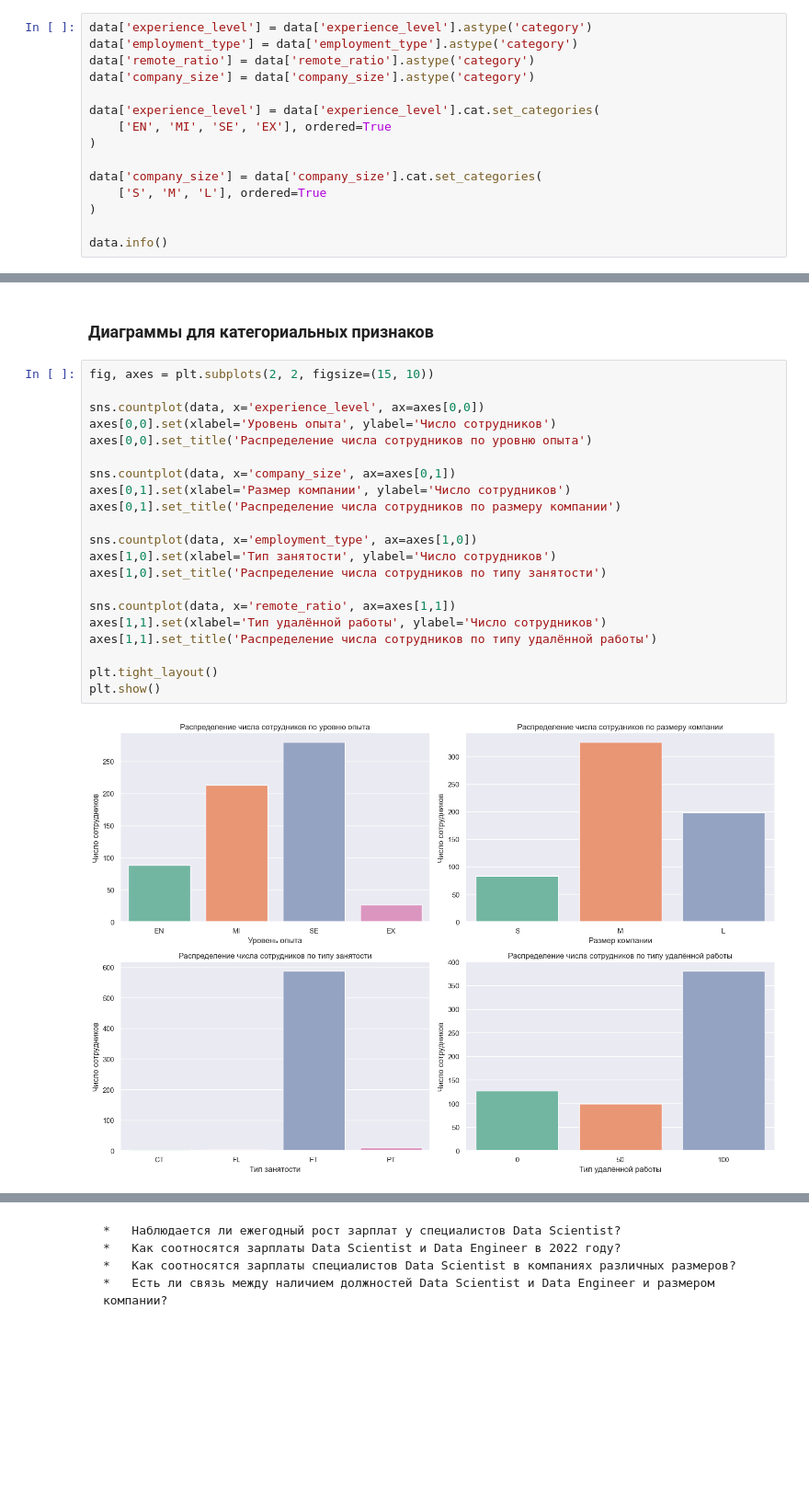
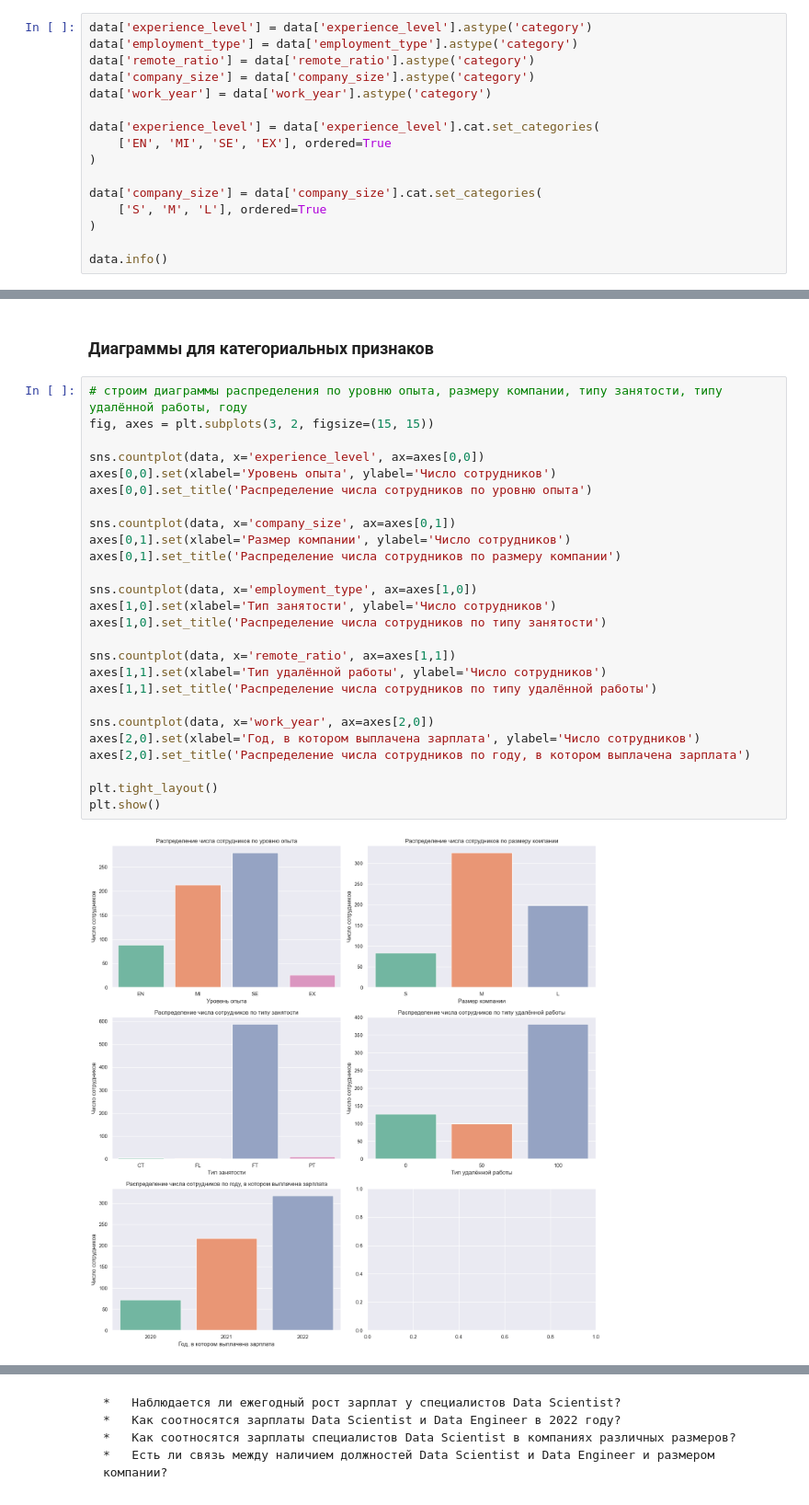
Before and after one commit to mi-alex/sf_mi, a Jupyter notebook: EDA_HW/EDA_HW.ipynb, the cells around one changed output, grey strips where cells are left out. Shown: that part at 92% size. Cells and saved outputs as stored; diff of their text form; blank space fills up the shorter version.

Commit message:
Adding distribution charts

```diff
--- a/EDA_HW/EDA_HW.ipynb
+++ b/EDA_HW/EDA_HW.ipynb
@@ -131,6 +134,7 @@ data['experience_level'] = data['experience_level'].astype('category')
 data['employment_type'] = data['employment_type'].astype('category')
 data['remote_ratio'] = data['remote_ratio'].astype('category')
 data['company_size'] = data['company_size'].astype('category')
+data['work_year'] = data['work_year'].astype('category')
 
 data['experience_level'] = data['experience_level'].cat.set_categories(
     ['EN', 'MI', 'SE', 'EX'], ordered=True
@@ -196,25 +203,30 @@ plt.show()
 # %% [markdown]
 ### Диаграммы для категориальных признаков
 # %%
-fig, axes = plt.subplots(2, 2, figsize=(15, 10))
+# строим диаграммы распределения по уровню опыта, размеру компании, типу занятости, типу удалённой работы, году
+fig, axes = plt.subplots(3, 2, figsize=(15, 15))
 
 sns.countplot(data, x='experience_level', ax=axes[0,0])
 axes[0,0].set(xlabel='Уровень опыта', ylabel='Число сотрудников')
 axes[0,0].set_title('Распределение числа сотрудников по уровню опыта')
 
 sns.countplot(data, x='company_size', ax=axes[0,1])
 axes[0,1].set(xlabel='Размер компании', ylabel='Число сотрудников')
 axes[0,1].set_title('Распределение числа сотрудников по размеру компании')
 
 sns.countplot(data, x='employment_type', ax=axes[1,0])
 axes[1,0].set(xlabel='Тип занятости', ylabel='Число сотрудников')
 axes[1,0].set_title('Распределение числа сотрудников по типу занятости')
 
 sns.countplot(data, x='remote_ratio', ax=axes[1,1])
 axes[1,1].set(xlabel='Тип удалённой работы', ylabel='Число сотрудников')
 axes[1,1].set_title('Распределение числа сотрудников по типу удалённой работы')
 
+sns.countplot(data, x='work_year', ax=axes[2,0])
+axes[2,0].set(xlabel='Год, в котором выплачена зарплата', ylabel='Число сотрудников')
+axes[2,0].set_title('Распределение числа сотрудников по году, в котором выплачена зарплата')
+
 plt.tight_layout()
 plt.show()
 # %% [output]
-[figure, old version]
+[figure, new version]
```
Also changed, not shown: parts of 17 cells of this notebook.
